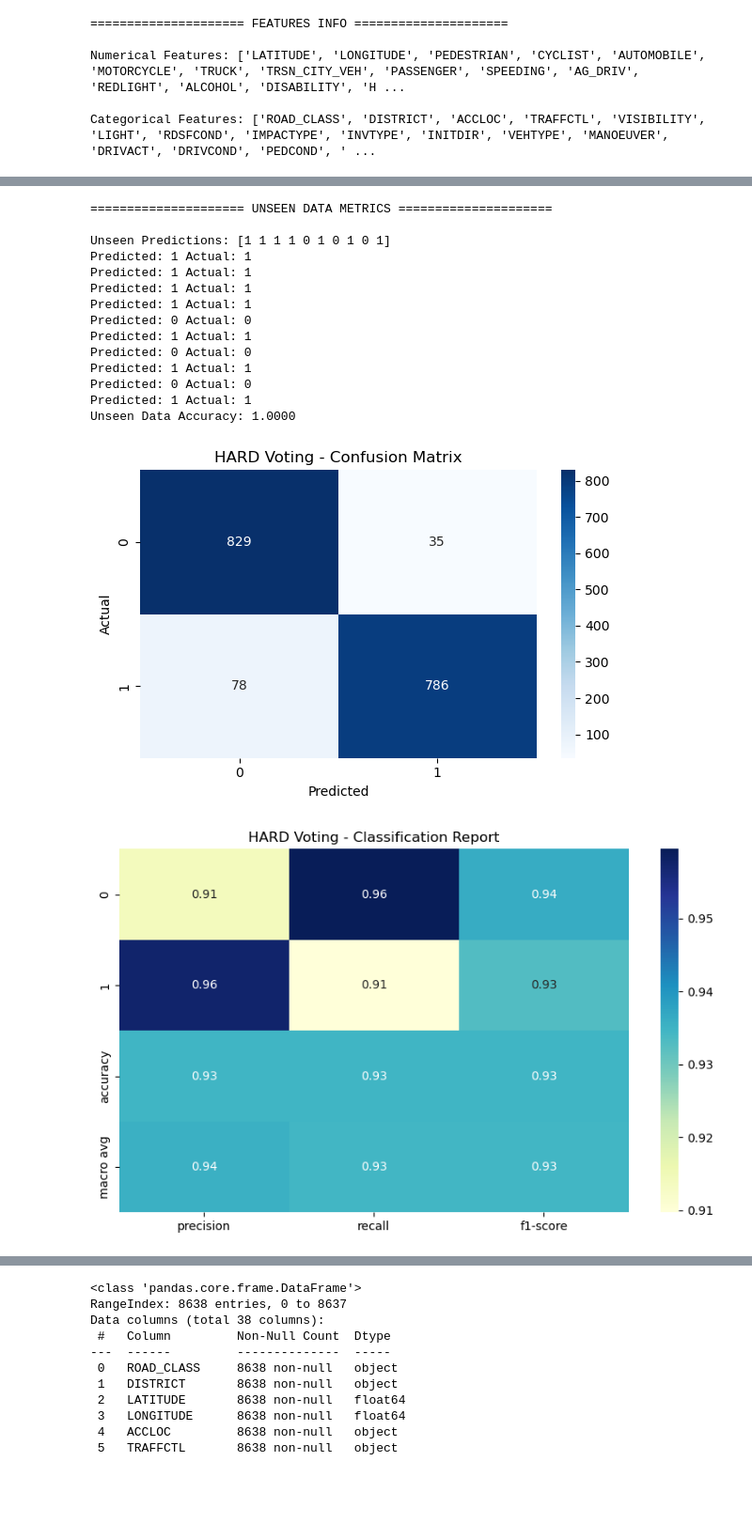
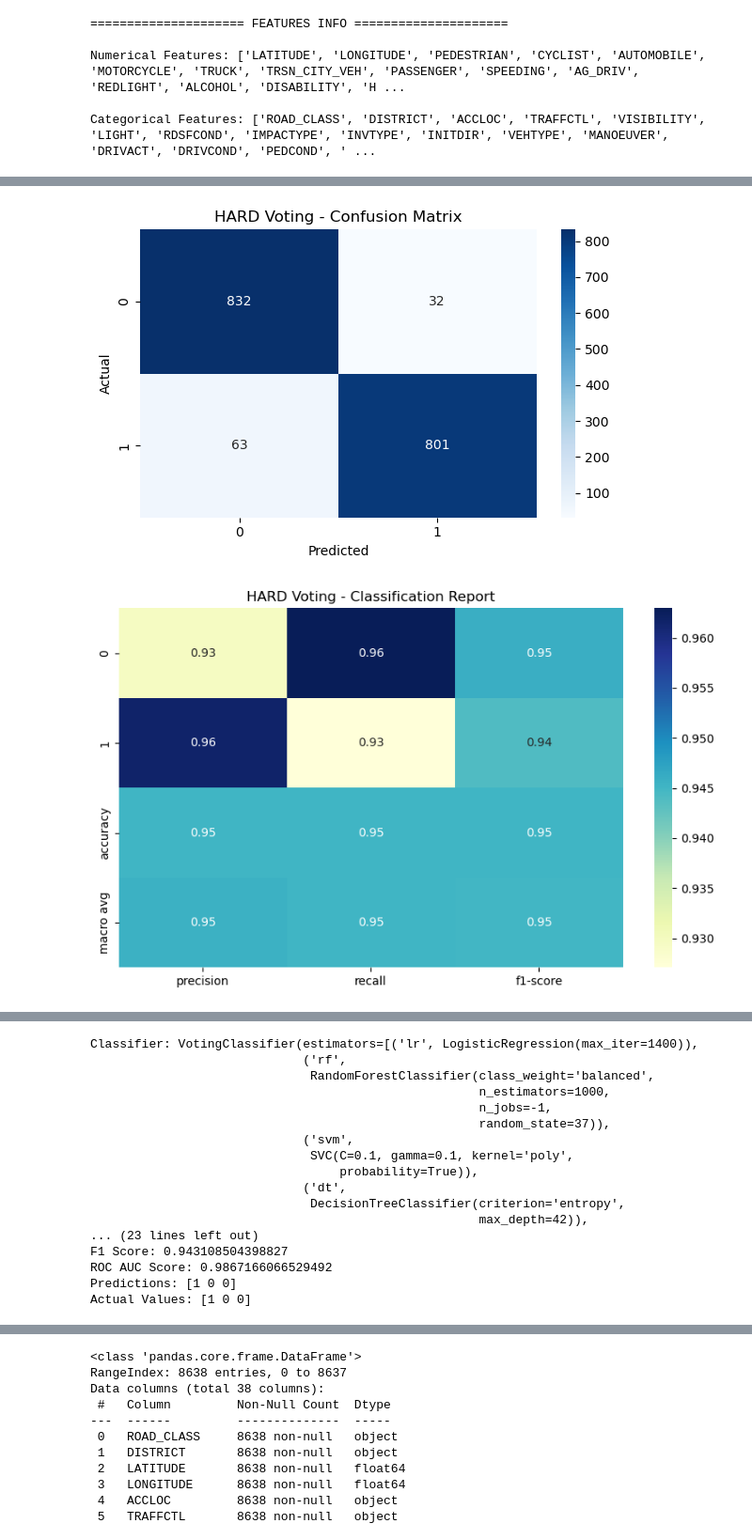
Before and after one commit to jdacenca/toronto-accident-prediction, a Jupyter notebook: SVM/notebook/ensemble/ensemble_v2/ensemble_oversampling.ipynb, the cells around one changed output, grey strips where cells are left out. Shown: that part at 94% size. Drawn from its saved outputs; the diff is of its cells as text; code cells hidden in the pictures; blank space fills up the shorter version.

Commit message:
uppercase conversion

```diff
--- a/SVM/notebook/ensemble/ensemble_v2/ensemble_oversampling.ipynb
+++ b/SVM/notebook/ensemble/ensemble_v2/ensemble_oversampling.ipynb
@@ -155,10 +155,20 @@ def data_cleaning(data_ksi):
 
     # Fill missing values
     unknown_columns = ['PEDCOND', 'DRIVCOND', 'MANOEUVER', 'CYCACT',
-                        'VEHTYPE', 'INVTYPE', 'IMPACTYPE', 'DISTRICT', 'INITDIR']
+                        'VEHTYPE', 'INVTYPE', 'IMPACTYPE', 'DISTRICT', 'INITDIR','TRAFFCTL']
     other_columns = ['ROAD_CLASS', 'ACCLOC', 'VISIBILITY', 'LIGHT', 'RDSFCOND', 'DRIVACT']
     boolean_columns = ['PEDESTRIAN', 'CYCLIST', 'MOTORCYCLE',
                        'PASSENGER', 'SPEEDING', 'AG_DRIV', 'REDLIGHT', 'ALCOHOL', 'TRSN_CITY_VEH', 'DISABILITY','AUTOMOBILE','TRUCK']
+
+    categorical_columns = [
+        'ROAD_CLASS', 'DISTRICT', 'ACCLOC', 'TRAFFCTL', 'VISIBILITY', 'LIGHT',
+        'RDSFCOND', 'IMPACTYPE', 'INVTYPE', 'INITDIR', 'VEHTYPE', 'MANOEUVER',
+        'DRIVACT', 'DRIVCOND', 'PEDCOND', 'CYCACT','ACCLASS'
+    ]
+
+    data_ksi[categorical_columns] = data_ksi[categorical_columns].apply(lambda col: col.str.upper())
+    data_ksi[other_columns] = data_ksi[other_columns].fillna("OTHER")
+    data_ksi[unknown_columns] = data_ksi[unknown_columns].fillna("UNKNOWN")
 
     data_ksi[boolean_columns] = data_ksi[boolean_columns].fillna("No")
 
@@ -176,14 +186,9 @@ def data_cleaning(data_ksi):
 
     data_ksi['INVAGE'] = data_ksi['AVG_AGE'].fillna(data_ksi['AVG_AGE'].mean()).astype(float)
 
-    data_ksi[other_columns] = data_ksi[other_columns].fillna("Other")
-    data_ksi[unknown_columns] = data_ksi[unknown_columns].fillna("Unknown")
-
     # Convert boolean columns to numeric
     pd.set_option('future.no_silent_downcasting', True)
     data_ksi[boolean_columns] = data_ksi[boolean_columns].replace({'Yes': 1, 'No': 0}).astype(float)
-
-    data_ksi["TRAFFCTL"] = data_ksi["TRAFFCTL"].fillna("No_Control")
 
     data_ksi["DIVISION"] = data_ksi["DIVISION"].replace('NSA', '00').str[1:].astype(float)
 
@@ -338,7 +342,14 @@ def fit_and_predict(classifiers, X_train, y_train, X_test, y_test, unseen_featur
         print("Precision Score:", precision_score(y_test, y_pred))
         print("Recall Score:", recall_score(y_test, y_pred))
         print("F1 Score:", f1_score(y_test, y_pred))
-        print("ROC AUC Score:", roc_auc_score(y_test, y_pred))
+
+        if hasattr(classifier, "predict_proba"):
+            y_pred_proba = classifier.predict_proba(X_test)[:, 1]
+        else:
+            y_pred_proba = classifier.predict(X_test)
+
+        roc_auc = roc_auc_score(y_test, y_pred_proba)
+        print("ROC AUC Score:", roc_auc)
 
         print(f"Predictions: {predictions}")
         print(f"Actual Values: {y_test[:3]}")
@@ -413,9 +424,7 @@ nn_H = MLPClassifier(
     max_iter=1000,
     solver='adam')
 
-svm_H = SVC(C=1, kernel='linear')
-
-svm_soft_H = SVC(C=1, kernel='linear',probability=True)  # For soft voting
+svm_H = SVC(C=0.1, kernel='poly', degree=3, gamma=0.1, probability=True)
 
 rf_H = RandomForestClassifier(
     n_estimators=1000,
@@ -423,9 +432,9 @@ rf_H = RandomForestClassifier(
     n_jobs=-1,
     class_weight='balanced')
 # %%
-# hard voting
+# hard voting & soft voting
 voting_H = VotingClassifier(estimators=[('lr', log_reg_H), ('rf', rf_H), ('svm', svm_H), ('dt', dt_H), ('nn', nn_H)], voting='hard')
-voting_S = VotingClassifier(estimators=[('lr', log_reg_H), ('rf', rf_H), ('svm', svm_soft_H), ('dt', dt_H), ('nn', nn_H)], voting='soft')
+voting_S = VotingClassifier(estimators=[('lr', log_reg_H), ('rf', rf_H), ('svm', svm_H), ('dt', dt_H), ('nn', nn_H)], voting='soft')
 
 classifiers_hard = [log_reg_H, rf_H, svm_H, dt_H, nn_H, voting_H, voting_S]
 
@@ -468,16 +460,2 @@ Actual Values: [1 0 0]
-===================== UNSEEN DATA METRICS =====================
-
-Unseen Predictions: [1 1 1 1 0 1 0 1 0 1]
-Predicted: 1 Actual: 1
-Predicted: 1 Actual: 1
-Predicted: 1 Actual: 1
-Predicted: 1 Actual: 1
-Predicted: 0 Actual: 0
-Predicted: 1 Actual: 1
-Predicted: 0 Actual: 0
-Predicted: 1 Actual: 1
-Predicted: 0 Actual: 0
-Predicted: 1 Actual: 1
-Unseen Data Accuracy: 1.0000
 [figure]
-[figure, old version]
+[figure, new version]
@@ -515,0 +463,17 @@ Unseen Data Accuracy: 1.0000
+Classifier: VotingClassifier(estimators=[('lr', LogisticRegression(max_iter=1400)),
+                             ('rf',
+                              RandomForestClassifier(class_weight='balanced',
+                                                     n_estimators=1000,
+                                                     n_jobs=-1,
+                                                     random_state=37)),
+                             ('svm',
+                              SVC(C=0.1, gamma=0.1, kernel='poly',
+                                  probability=True)),
+                             ('dt',
+                              DecisionTreeClassifier(criterion='entropy',
+                                                     max_depth=42)),
+... (23 lines left out)
+F1 Score: 0.943108504398827
+ROC AUC Score: 0.9867166066529492
+Predictions: [1 0 0]
+Actual Values: [1 0 0]
```
Also changed, not shown: parts of 16 cells of this notebook, 9 other files.
